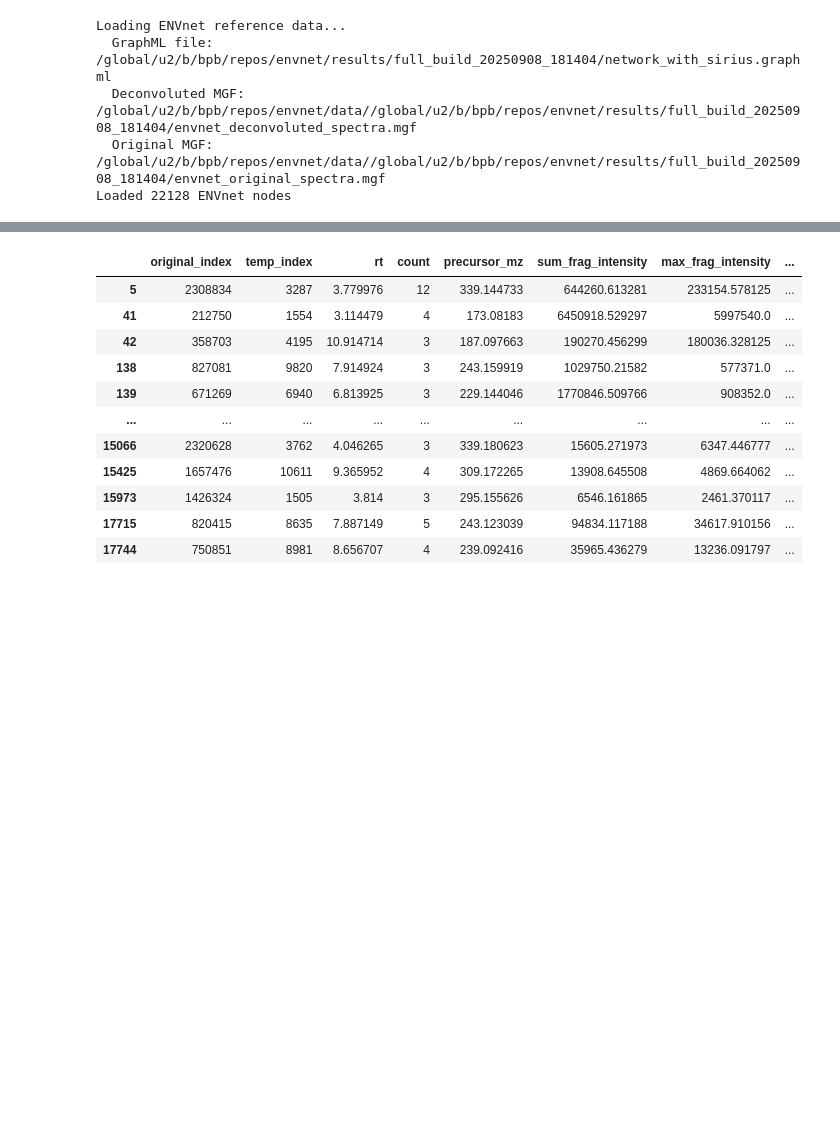
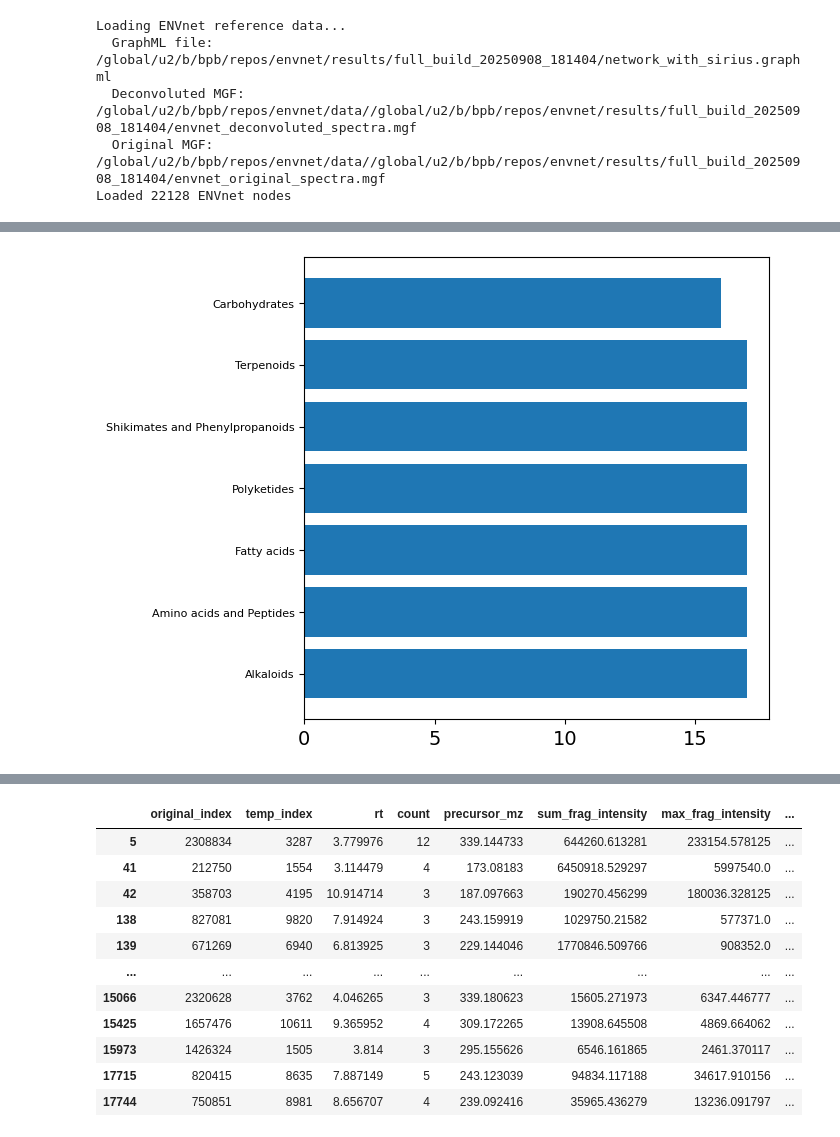
Before and after one commit to biorack/envnet, a Jupyter notebook: notebooks/analyze_environmental_dom_characteristics.ipynb, the cells around one changed output, grey strips where cells are left out. Saved outputs shown, nothing was run; the diff lists cells and outputs as text; code cells hidden in the pictures; blank space fills up the shorter version.

```diff
--- a/notebooks/analyze_environmental_dom_characteristics.ipynb
+++ b/notebooks/analyze_environmental_dom_characteristics.ipynb
@@ -154,0 +174,15 @@ Loaded 22128 ENVnet nodes
+# %%
+# get both the node count and the unique environmental subclasses associated with each class_term
+# count would be unique count of original_index
+# unique would be unique count of environmental_subclass
+g = df.groupby(class_term).agg({'original_index':'nunique', 'environmental_subclass':'nunique'})
+g = g[g['original_index'] > 10]
+g.sort_values('environmental_subclass', ascending=False, inplace=True)
+# %%
+fig,ax = plt.subplots(figsize=(6,6))
+ax.barh(g.index, g['environmental_subclass'])
+# make y ticks smaller
+ax.set_yticklabels(ax.get_yticklabels(), fontsize=8)
+plt.show()
+# %% [output]
+[figure, added]
```
Also changed, not shown: parts of 3 cells of this notebook, 8 other files.
